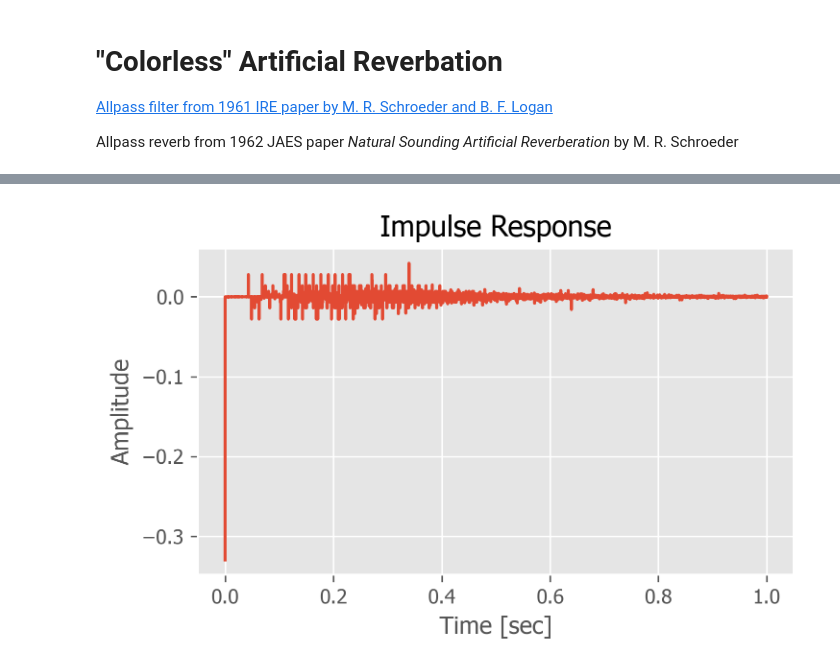
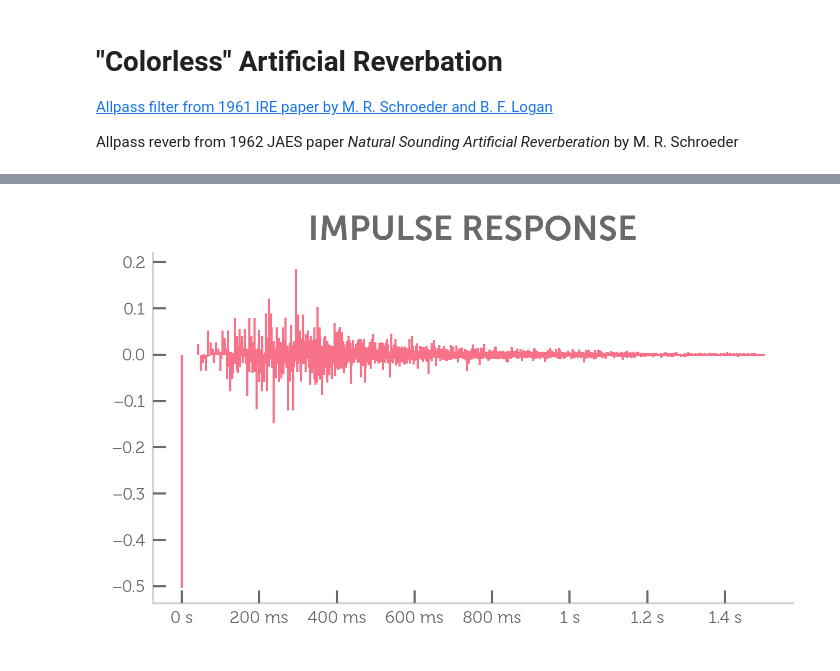
Before and after one commit to ciwhitfill/reverb, a Jupyter notebook: Schroeder.ipynb, the cells around one changed output, grey strips where cells are left out. Saved outputs shown, nothing was run; the diff lists cells and outputs as text; code cells hidden in the pictures.

```diff
--- a/Schroeder.ipynb
+++ b/Schroeder.ipynb
@@ -180,21 +259,24 @@ class SchroederReverb:
         for allpass in self.allpass_reverb:
             allpass.clear()
 # %%
-delay_length = 43
-allpass_matrix = [[100, 0.5],
-                  [68, -0.5],
-                  [60, 0.5],
-                  [19.7, 0.5],
-                  [5.85, 0.5]]
-
 input_file = "./input.wav"
-output_file = "./output.wav"
-
+output_file = "./reverb_output.wav"
 
 with wave.open(input_file, "r") as wave_file:
     sample_rate = wave_file.getframerate()
 
-reverb = SchroederReverb(0.33, 1.5, delay_length, allpass_matrix, sample_rate)
+kwargs = {
+    'gain': 0.5,
+    'delay_length': 43,
+    'allpass_matrix': [[100, 0.5],
+                       [68, -0.5],
+                       [57, 0.5],
+                       [19.7, 0.5],
+                       [5.85, 0.5]],
+    'sample_rate': sample_rate
+}
+
+reverb = SchroederReverb(**kwargs)
 
 process_file(input_file, output_file, reverb)
 display.Audio(filename=output_file)
@@ -203,20 +285,18 @@ display.Audio(filename=output_file)
 # %%
 reverb.clear()
 
-time = 1.0
-samples = int(time * sample_rate)
+time = 1.5
+samples = fft.next_fast_len(int(time * sample_rate))
 x = np.linspace(0.0, time, samples, endpoint=False)
-input = signal.unit_impulse(x.size)
+impulse = signal.unit_impulse(x.size)
 
-output = np.zeros(input.size)
-for index, sample in enumerate(input):
+impulse_response = np.zeros(impulse.size)
+for index, sample in enumerate(impulse):
     reverb.tick(sample)
-    output[index] = reverb.output
+    impulse_response[index] = reverb.output
 
-plt.plot(x, output)
-plt.title('Impulse Response')
-plt.xlabel('Time [sec]')
-plt.ylabel('Amplitude')
+plot_ir(x, impulse_response, 'C0')
+
 plt.show()
 # %% [output]
-[figure, old version]
+[figure, new version]
```
Also changed, not shown: parts of 9 cells of this notebook, 6 other files.
